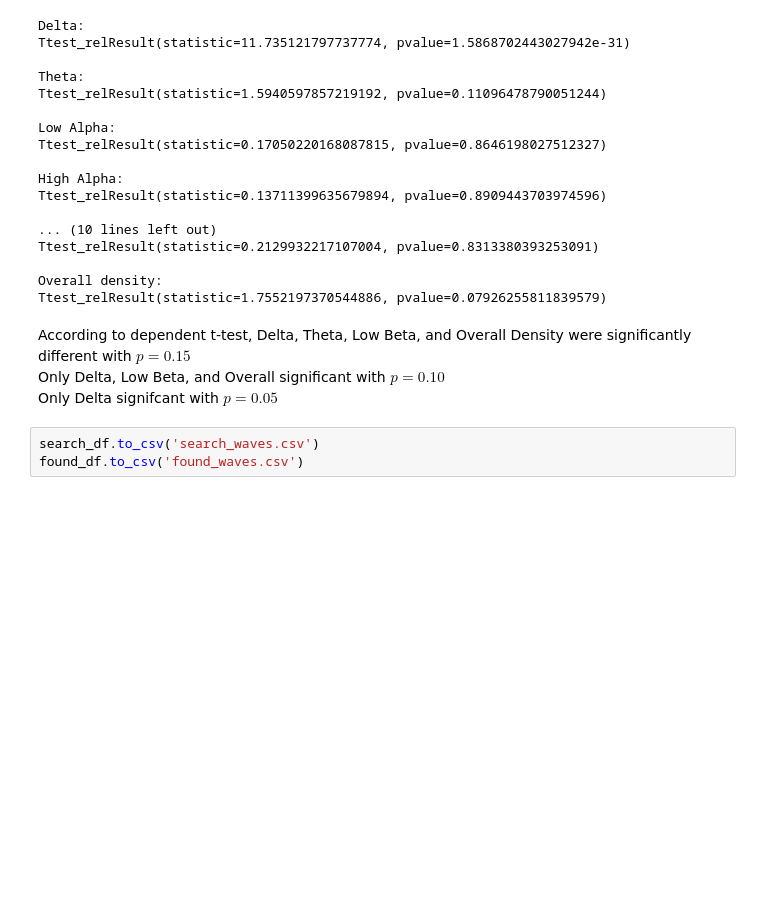
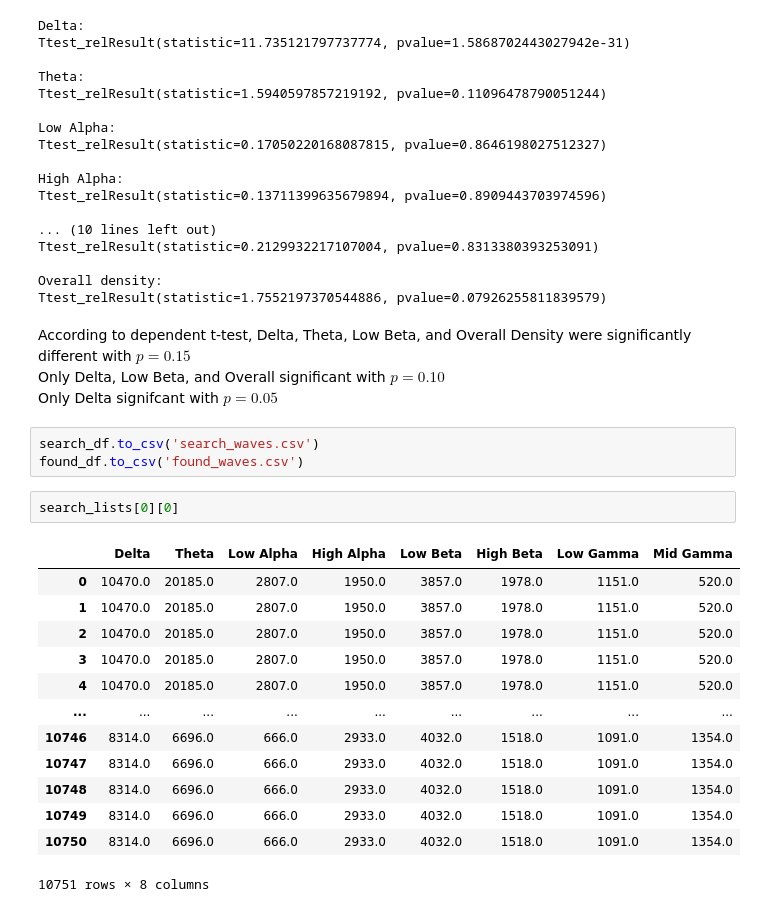
Before and after one commit to c1rowe/cogs189final, a Jupyter notebook: Epoching_and_averaging III.ipynb, the cells around one changed output. Drawn from its saved outputs; the diff is of its cells as text; blank space fills up the shorter version.

```diff
--- a/Epoching_and_averaging III.ipynb
+++ b/Epoching_and_averaging III.ipynb
@@ -510,3 +510,19 @@ Only Delta signifcant with $p = 0.05$
 # %%
 search_df.to_csv('search_waves.csv')
 found_df.to_csv('found_waves.csv')
+# %%
+search_lists[0][0]
+# %% [output]
+|  | Delta | Theta | Low Alpha | High Alpha | Low Beta | High Beta | Low Gamma | Mid Gamma |
+| 0 | 10470.0 | 20185.0 | 2807.0 | 1950.0 | 3857.0 | 1978.0 | 1151.0 | 520.0 |
+| 1 | 10470.0 | 20185.0 | 2807.0 | 1950.0 | 3857.0 | 1978.0 | 1151.0 | 520.0 |
+| 2 | 10470.0 | 20185.0 | 2807.0 | 1950.0 | 3857.0 | 1978.0 | 1151.0 | 520.0 |
+| 3 | 10470.0 | 20185.0 | 2807.0 | 1950.0 | 3857.0 | 1978.0 | 1151.0 | 520.0 |
+| 4 | 10470.0 | 20185.0 | 2807.0 | 1950.0 | 3857.0 | 1978.0 | 1151.0 | 520.0 |
+| ... | ... | ... | ... | ... | ... | ... | ... | ... |
+| 10746 | 8314.0 | 6696.0 | 666.0 | 2933.0 | 4032.0 | 1518.0 | 1091.0 | 1354.0 |
+| 10747 | 8314.0 | 6696.0 | 666.0 | 2933.0 | 4032.0 | 1518.0 | 1091.0 | 1354.0 |
+| 10748 | 8314.0 | 6696.0 | 666.0 | 2933.0 | 4032.0 | 1518.0 | 1091.0 | 1354.0 |
+| 10749 | 8314.0 | 6696.0 | 666.0 | 2933.0 | 4032.0 | 1518.0 | 1091.0 | 1354.0 |
+| 10750 | 8314.0 | 6696.0 | 666.0 | 2933.0 | 4032.0 | 1518.0 | 1091.0 | 1354.0 |
+10751 rows × 8 columns
```
Also changed, not shown: 2 other files.
